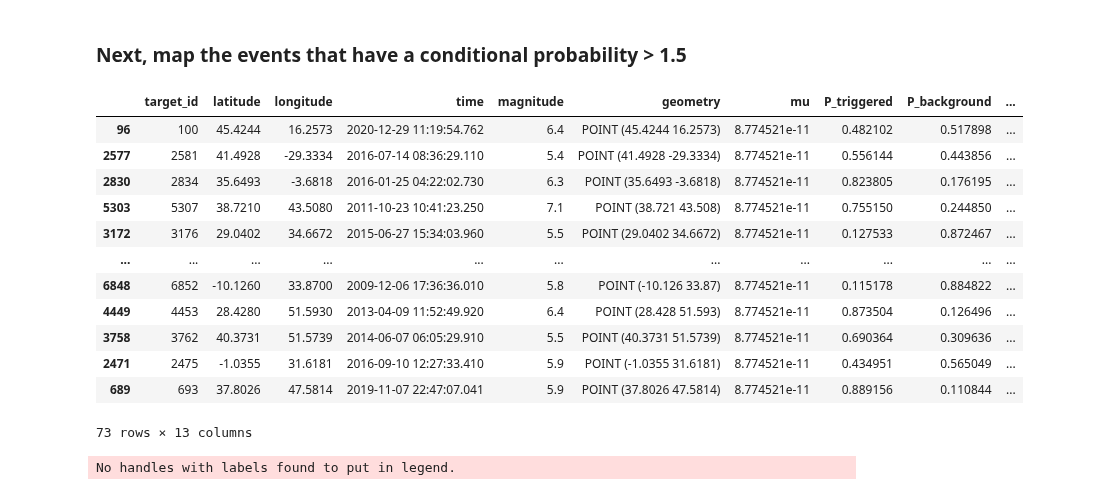
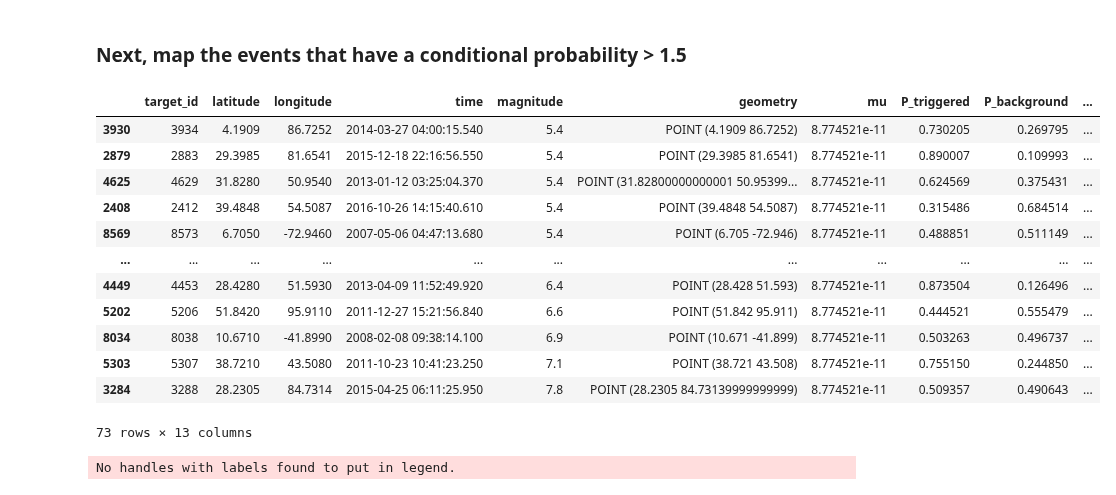
Before and after one commit to epic-research-group/surface-load-quakes, a Jupyter notebook: surface-load-mainshocks.ipynb, the cells around one changed output. Saved outputs shown, nothing was run; the diff lists cells and outputs as text; code cells hidden in the pictures.

```diff
--- a/surface-load-mainshocks.ipynb
+++ b/surface-load-mainshocks.ipynb
@@ -141,20 +141,20 @@ See the caveats in the documentation: https://pandas.pydata.org/pandas-docs/stab
 # %% [markdown]
 ### Next, map the events that have a conditional probability > 1.5
 # %%
-mainshock[mainshock["cp"]>1.5].sort_values("cp")
+mainshock[mainshock["cp"]>1.5].sort_values("magnitude")
 # %% [output]
 |  | target_id | latitude | longitude | time | magnitude | geometry | mu | P_triggered | P_background | ... |
-| 96 | 100 | 45.4244 | 16.2573 | 2020-12-29 11:19:54.762 | 6.4 | POINT (45.4244 16.2573) | 8.774521e-11 | 0.482102 | 0.517898 | ... |
-| 2577 | 2581 | 41.4928 | -29.3334 | 2016-07-14 08:36:29.110 | 5.4 | POINT (41.4928 -29.3334) | 8.774521e-11 | 0.556144 | 0.443856 | ... |
-| 2830 | 2834 | 35.6493 | -3.6818 | 2016-01-25 04:22:02.730 | 6.3 | POINT (35.6493 -3.6818) | 8.774521e-11 | 0.823805 | 0.176195 | ... |
+| 3930 | 3934 | 4.1909 | 86.7252 | 2014-03-27 04:00:15.540 | 5.4 | POINT (4.1909 86.7252) | 8.774521e-11 | 0.730205 | 0.269795 | ... |
+| 2879 | 2883 | 29.3985 | 81.6541 | 2015-12-18 22:16:56.550 | 5.4 | POINT (29.3985 81.6541) | 8.774521e-11 | 0.890007 | 0.109993 | ... |
+| 4625 | 4629 | 31.8280 | 50.9540 | 2013-01-12 03:25:04.370 | 5.4 | POINT (31.82800000000001 50.95399... | 8.774521e-11 | 0.624569 | 0.375431 | ... |
+| 2408 | 2412 | 39.4848 | 54.5087 | 2016-10-26 14:15:40.610 | 5.4 | POINT (39.4848 54.5087) | 8.774521e-11 | 0.315486 | 0.684514 | ... |
+| 8569 | 8573 | 6.7050 | -72.9460 | 2007-05-06 04:47:13.680 | 5.4 | POINT (6.705 -72.946) | 8.774521e-11 | 0.488851 | 0.511149 | ... |
+| ... | ... | ... | ... | ... | ... | ... | ... | ... | ... | ... |
+| 4449 | 4453 | 28.4280 | 51.5930 | 2013-04-09 11:52:49.920 | 6.4 | POINT (28.428 51.593) | 8.774521e-11 | 0.873504 | 0.126496 | ... |
+| 5202 | 5206 | 51.8420 | 95.9110 | 2011-12-27 15:21:56.840 | 6.6 | POINT (51.842 95.911) | 8.774521e-11 | 0.444521 | 0.555479 | ... |
+| 8034 | 8038 | 10.6710 | -41.8990 | 2008-02-08 09:38:14.100 | 6.9 | POINT (10.671 -41.899) | 8.774521e-11 | 0.503263 | 0.496737 | ... |
 | 5303 | 5307 | 38.7210 | 43.5080 | 2011-10-23 10:41:23.250 | 7.1 | POINT (38.721 43.508) | 8.774521e-11 | 0.755150 | 0.244850 | ... |
-| 3172 | 3176 | 29.0402 | 34.6672 | 2015-06-27 15:34:03.960 | 5.5 | POINT (29.0402 34.6672) | 8.774521e-11 | 0.127533 | 0.872467 | ... |
-| ... | ... | ... | ... | ... | ... | ... | ... | ... | ... | ... |
-| 6848 | 6852 | -10.1260 | 33.8700 | 2009-12-06 17:36:36.010 | 5.8 | POINT (-10.126 33.87) | 8.774521e-11 | 0.115178 | 0.884822 | ... |
-| 4449 | 4453 | 28.4280 | 51.5930 | 2013-04-09 11:52:49.920 | 6.4 | POINT (28.428 51.593) | 8.774521e-11 | 0.873504 | 0.126496 | ... |
-| 3758 | 3762 | 40.3731 | 51.5739 | 2014-06-07 06:05:29.910 | 5.5 | POINT (40.3731 51.5739) | 8.774521e-11 | 0.690364 | 0.309636 | ... |
-| 2471 | 2475 | -1.0355 | 31.6181 | 2016-09-10 12:27:33.410 | 5.9 | POINT (-1.0355 31.6181) | 8.774521e-11 | 0.434951 | 0.565049 | ... |
-| 689 | 693 | 37.8026 | 47.5814 | 2019-11-07 22:47:07.041 | 5.9 | POINT (37.8026 47.5814) | 8.774521e-11 | 0.889156 | 0.110844 | ... |
+| 3284 | 3288 | 28.2305 | 84.7314 | 2015-04-25 06:11:25.950 | 7.8 | POINT (28.2305 84.73139999999999) | 8.774521e-11 | 0.509357 | 0.490643 | ... |
 73 rows × 13 columns
 # %%
 load_bounds = mainshock[mainshock['cp']>1.5]
```
